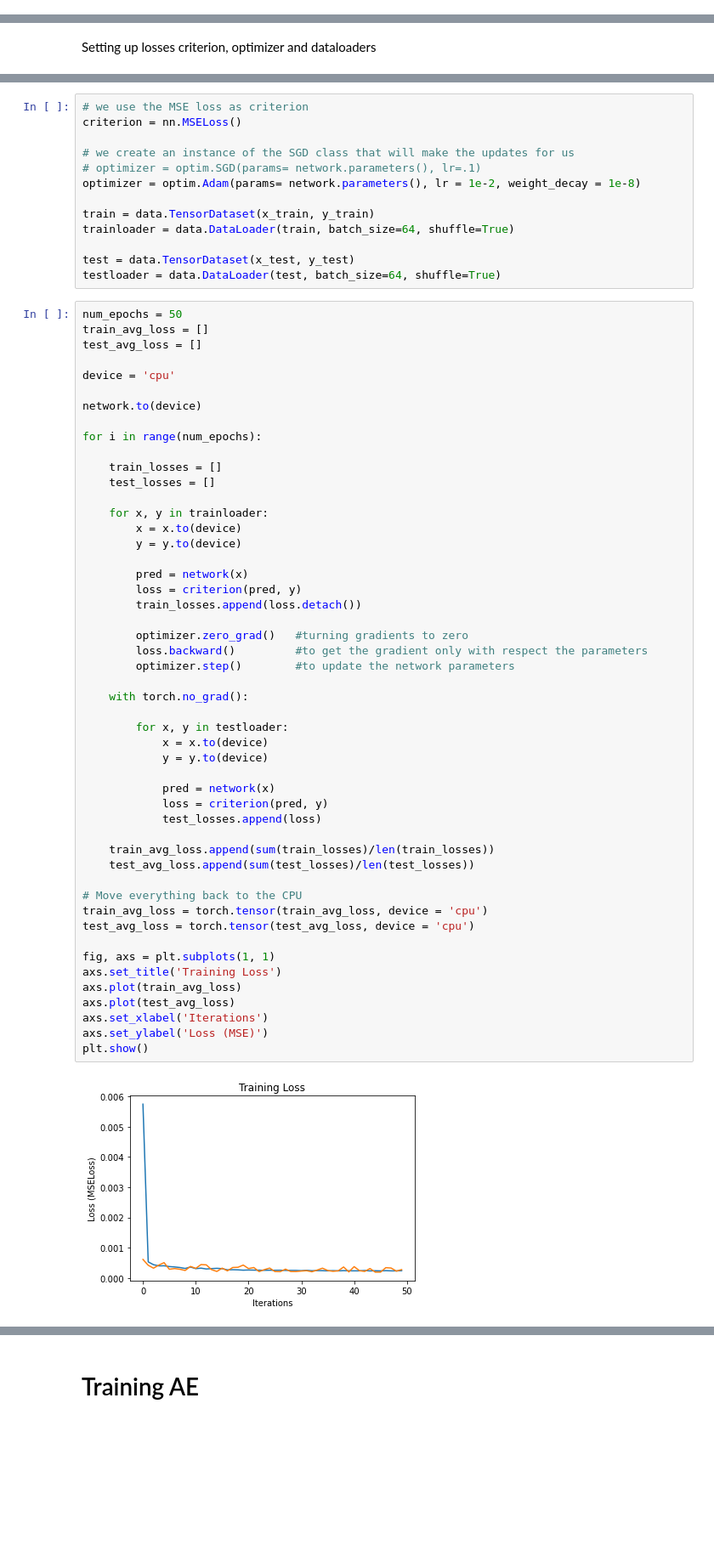
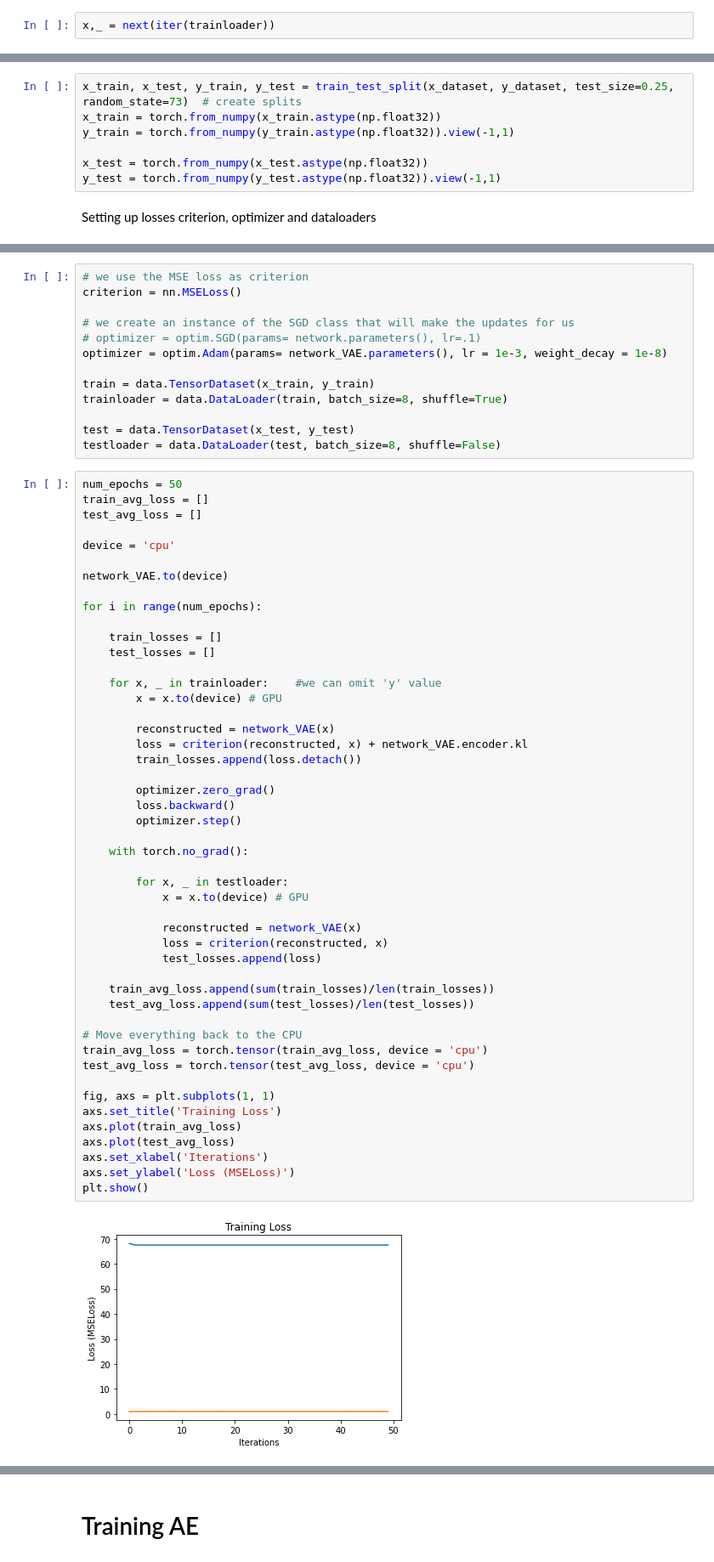
Before and after one commit to Jonalex7/SurrogateModels, a Jupyter notebook: vae/Testing_AE.ipynb, the cells around one changed output, grey strips where cells are left out. Shown at 85% size. Saved outputs shown, nothing was run; the diff lists cells and outputs as text; blank space fills up the shorter version.

```diff
--- a/vae/Testing_AE.ipynb
+++ b/vae/Testing_AE.ipynb
@@ -116,0 +253,2 @@ class VariationalEncoder(nn.Module):
+# %%
+x,_ = next(iter(trainloader))
@@ -149,6 +351,13 @@ y_train = torch.from_numpy(y_dataset[n_split:].astype(np.float32)).view(-1,1)
 
 x_test = torch.from_numpy(x_dataset[:n_split].astype(np.float32))
 y_test = torch.from_numpy(y_dataset[:n_split].astype(np.float32)).view(-1,1)
+# %%
+x_train, x_test, y_train, y_test = train_test_split(x_dataset, y_dataset, test_size=0.25, random_state=73)  # create splits
+x_train = torch.from_numpy(x_train.astype(np.float32))
+y_train = torch.from_numpy(y_train.astype(np.float32)).view(-1,1)
+
+x_test = torch.from_numpy(x_test.astype(np.float32))
+y_test = torch.from_numpy(y_test.astype(np.float32)).view(-1,1)
 # %% [markdown]
 Setting up losses criterion, optimizer and dataloaders
 # %%
@@ -183,13 +401,13 @@ criterion = nn.MSELoss()
 
 # we create an instance of the SGD class that will make the updates for us
 # optimizer = optim.SGD(params= network.parameters(), lr=.1)
-optimizer = optim.Adam(params= network.parameters(), lr = 1e-2, weight_decay = 1e-8)
+optimizer = optim.Adam(params= network_VAE.parameters(), lr = 1e-3, weight_decay = 1e-8)
 
 train = data.TensorDataset(x_train, y_train)
-trainloader = data.DataLoader(train, batch_size=64, shuffle=True)
+trainloader = data.DataLoader(train, batch_size=8, shuffle=True)
 
 test = data.TensorDataset(x_test, y_test)
-testloader = data.DataLoader(test, batch_size=64, shuffle=True)
+testloader = data.DataLoader(test, batch_size=8, shuffle=False)
 # %%
 num_epochs = 50
 train_avg_loss = []
@@ -197,48 +415,46 @@ test_avg_loss = []
 
 device = 'cpu'
 
-network.to(device)
+network_VAE.to(device)
 
 for i in range(num_epochs):
 
     train_losses = []
     test_losses = []
 
-    for x, y in trainloader:
-        x = x.to(device)
-        y = y.to(device)
+    for x, _ in trainloader:    #we can omit 'y' value
+        x = x.to(device) # GPU
 
-        pred = network(x)
-        loss = criterion(pred, y)
+        reconstructed = network_VAE(x)
+        loss = criterion(reconstructed, x) + network_VAE.encoder.kl
         train_losses.append(loss.detach())
 
-        optimizer.zero_grad()   #turning gradients to zero
-        loss.backward()         #to get the gradient only with respect the parameters
-        optimizer.step()        #to update the network parameters
+        optimizer.zero_grad()
+        loss.backward()
+        optimizer.step()
 
     with torch.no_grad():
 
-        for x, y in testloader:
-            x = x.to(device)
-            y = y.to(device)
+        for x, _ in testloader:
+            x = x.to(device) # GPU
 
-            pred = network(x)
-            loss = criterion(pred, y)
+            reconstructed = network_VAE(x)
+            loss = criterion(reconstructed, x)
             test_losses.append(loss)
 
     train_avg_loss.append(sum(train_losses)/len(train_losses))
     test_avg_loss.append(sum(test_losses)/len(test_losses))
 
 # Move everything back to the CPU
 train_avg_loss = torch.tensor(train_avg_loss, device = 'cpu')
 test_avg_loss = torch.tensor(test_avg_loss, device = 'cpu')
 
 fig, axs = plt.subplots(1, 1)
 axs.set_title('Training Loss')
 axs.plot(train_avg_loss)
 axs.plot(test_avg_loss)
 axs.set_xlabel('Iterations')
-axs.set_ylabel('Loss (MSE)')
+axs.set_ylabel('Loss (MSELoss)')
 plt.show()
 # %% [output]
-[figure, old version]
+[figure, new version]
```
Also changed, not shown: parts of 63 cells of this notebook, 1 other file.
